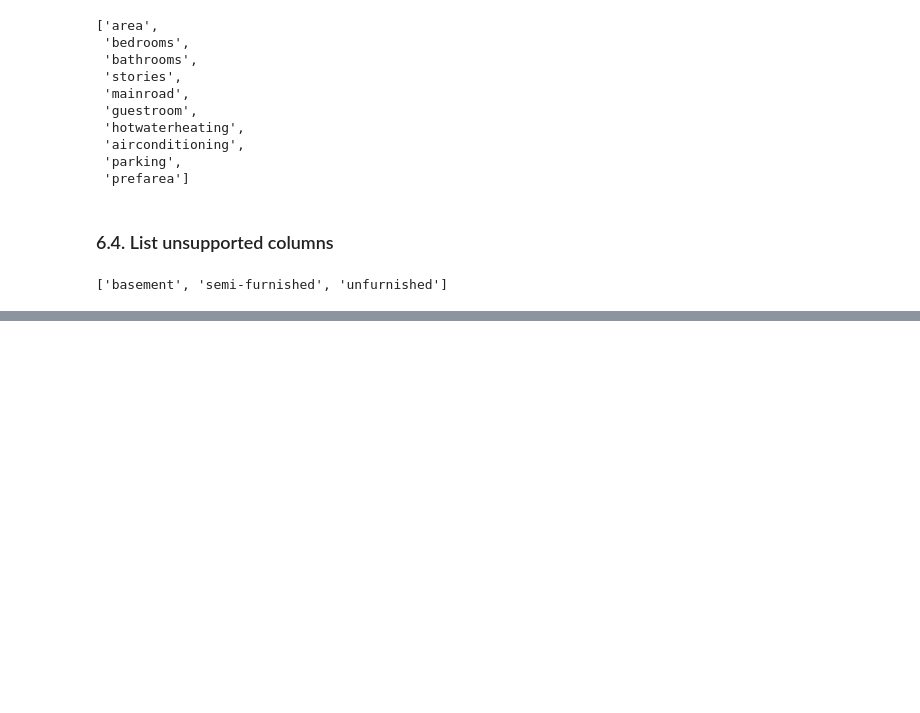
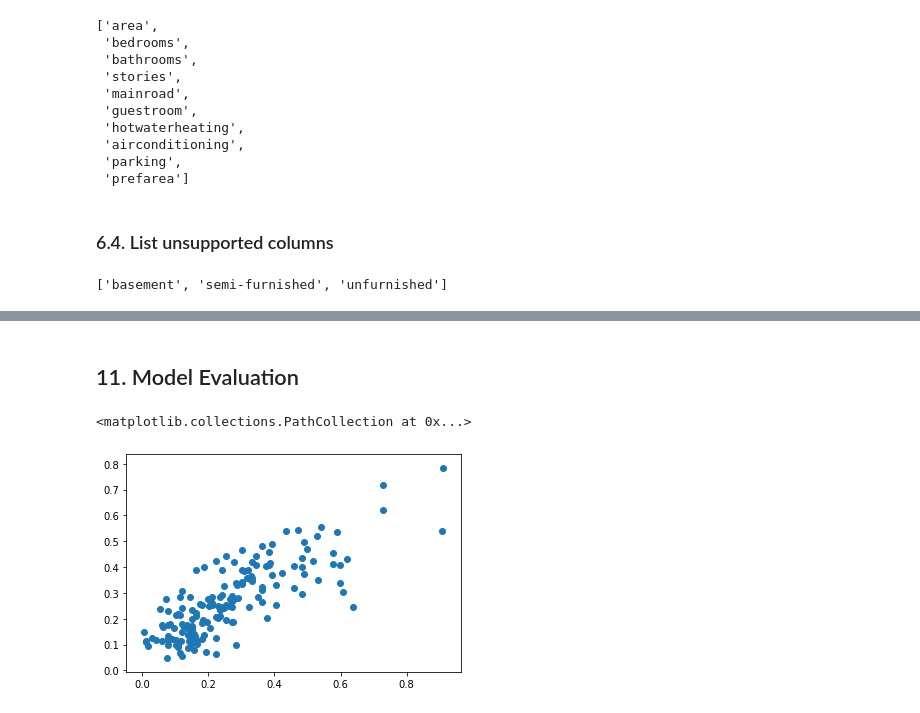
Before and after one commit to raditz2488/AIML, a Jupyter notebook: MultipleLinearRegression/HousePricePrediction/HousePricePredictionRFE.ipynb, the cells around one changed output, grey strips where cells are left out. Cells and saved outputs as stored; diff of their text form; code cells hidden in the pictures; blank space fills up the shorter version.

```diff
--- a/MultipleLinearRegression/HousePricePrediction/HousePricePredictionRFE.ipynb
+++ b/MultipleLinearRegression/HousePricePrediction/HousePricePredictionRFE.ipynb
@@ -286,0 +431,2 @@ list(unsupported_columns)
+# %%
+df_test[numeric_columns] = scaler.transform(df_test[numeric_columns])
@@ -286,0 +442,18 @@ list(unsupported_columns)
+# %%
+y_test = df_test.pop('price')
+X_test = df_test
+X_test_rfe = X_test[supported_columns]
+# %%
+X_test_rfe_sm = sm.add_constant(X_test_rfe)
+y_test_pred = reg_results_wrapper.predict(X_test_rfe_sm)
+# %% [markdown]
+## 11. Model Evaluation
+# %%
+fig = plt.figure()
+plt.scatter(y_test, y_test_pred)
+fig.suptitle('y_test vs y_pred', fontsize=20)
+plt.xlabel('y_test', fontsize=18)
+plt.ylabel('y_test_pred')
+# %% [output]
+<matplotlib.collections.PathCollection at 0x...>
+[figure, added]
```
Also changed, not shown: parts of 29 cells of this notebook.
